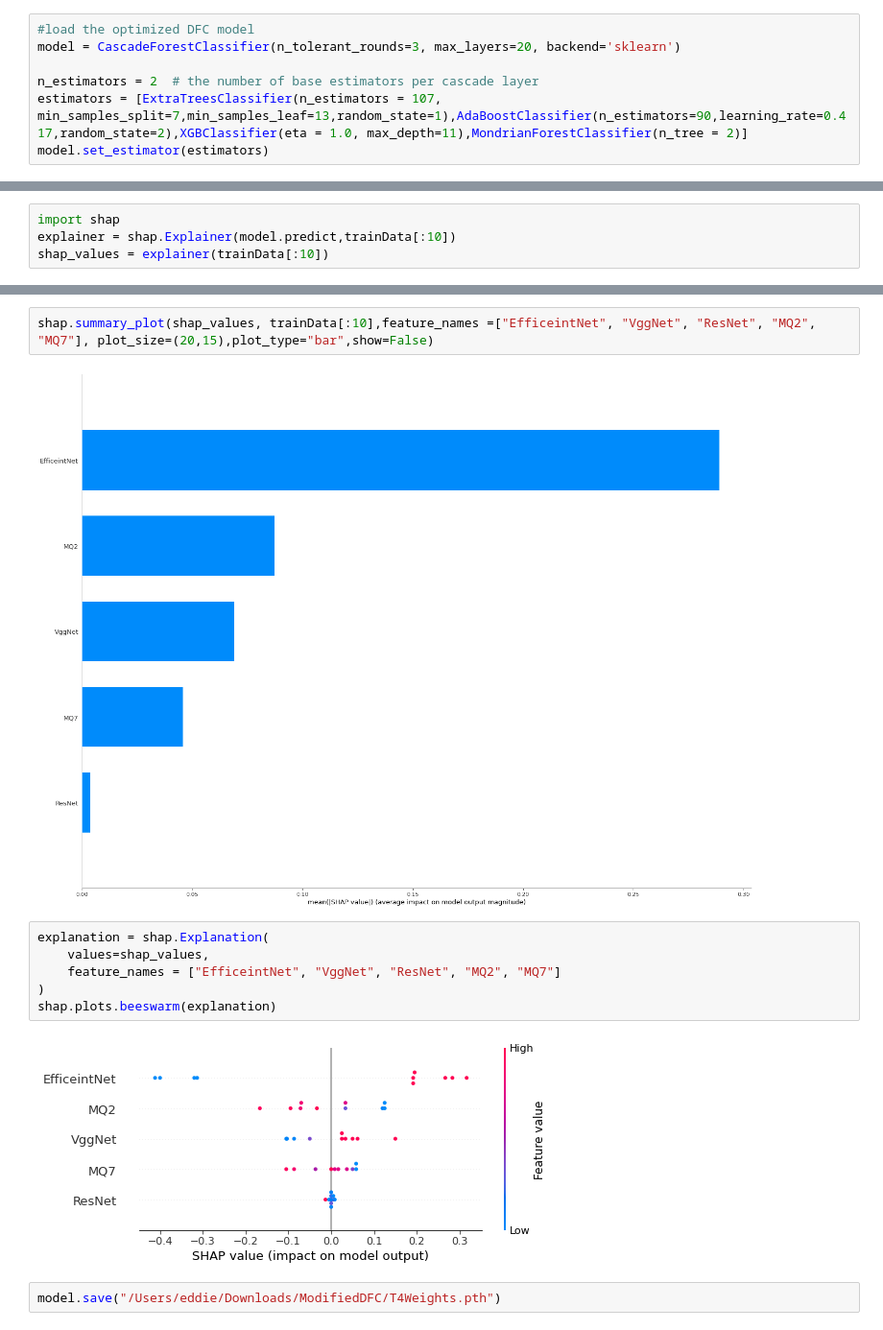
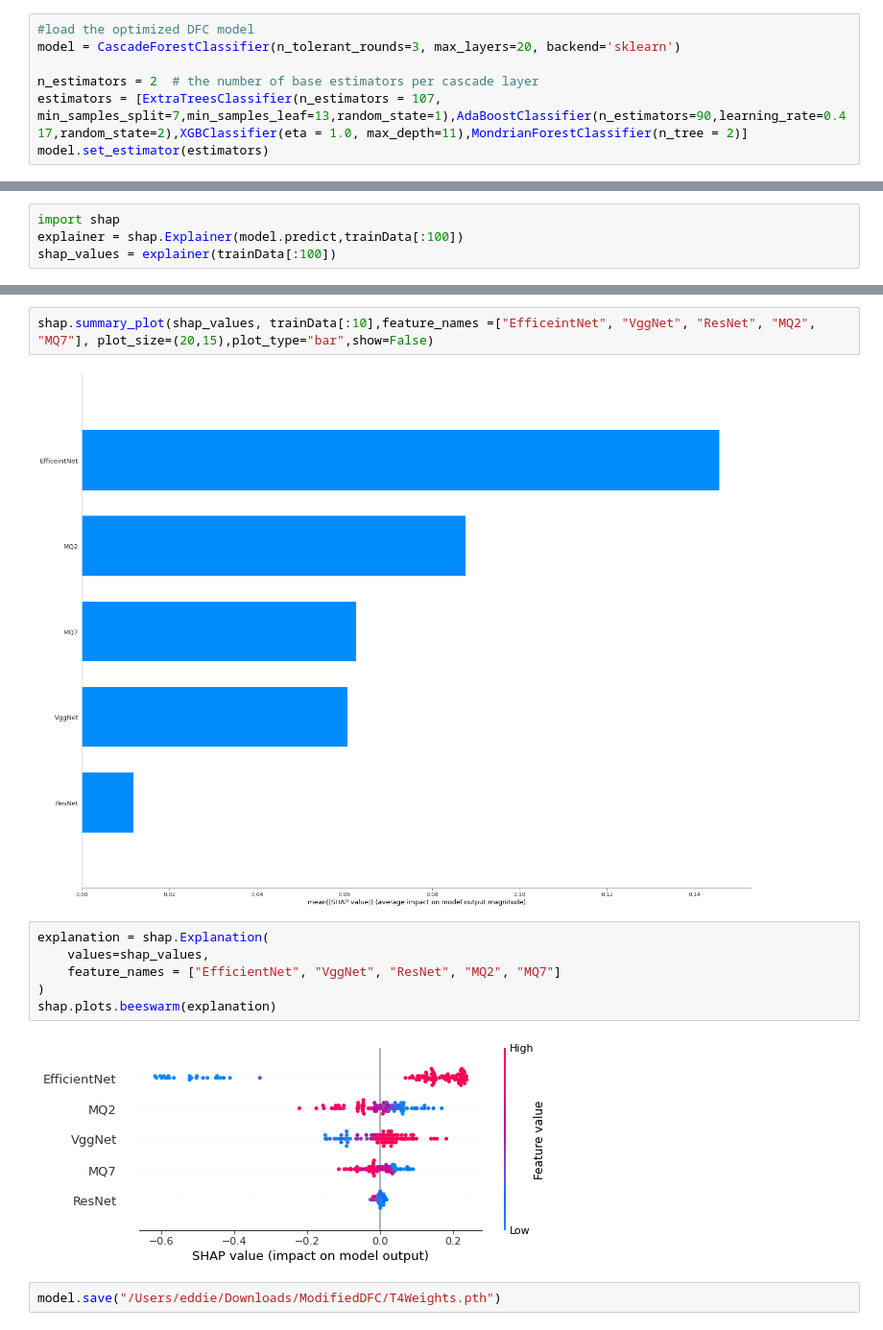
Before and after one commit to EddieZ18326/ModifiedDFC, a Jupyter notebook: ModifiedDFC_2_T4.ipynb, the cells around one changed output, grey strips where cells are left out. Shown at 96% size. Saved outputs shown, nothing was run; the diff lists cells and outputs as text.

```diff
--- a/ModifiedDFC_2_T4.ipynb
+++ b/ModifiedDFC_2_T4.ipynb
@@ -585,5 +580,5 @@ The use of label encoder in XGBClassifier is deprecated and will be removed in a
 # %%
 import shap
-explainer = shap.Explainer(model.predict,trainData[:10])
-shap_values = explainer(trainData[:10])
+explainer = shap.Explainer(model.predict,trainData[:100])
+shap_values = explainer(trainData[:100])
 # %% [output]
@@ -637,15 +655,15 @@ shap_values = explainer(trainData[:10])
 # %%
 shap.summary_plot(shap_values, trainData[:10],feature_names =["EfficeintNet", "VggNet", "ResNet", "MQ2", "MQ7"], plot_size=(20,15),plot_type="bar",show=False)
 # %% [output]
-[figure, old version]
+[figure, new version]
 # %%
 explanation = shap.Explanation(
     values=shap_values,
-    feature_names = ["EfficeintNet", "VggNet", "ResNet", "MQ2", "MQ7"]
+    feature_names = ["EfficientNet", "VggNet", "ResNet", "MQ2", "MQ7"]
 )
 shap.plots.beeswarm(explanation)
 # %% [output]
-[figure, old version]
+[figure, new version]
 # %%
 model.save("/Users/eddie/Downloads/ModifiedDFC/T4Weights.pth")
 # %% [output]
```
Also changed, not shown: parts of 5 cells of this notebook, 3 other files.
